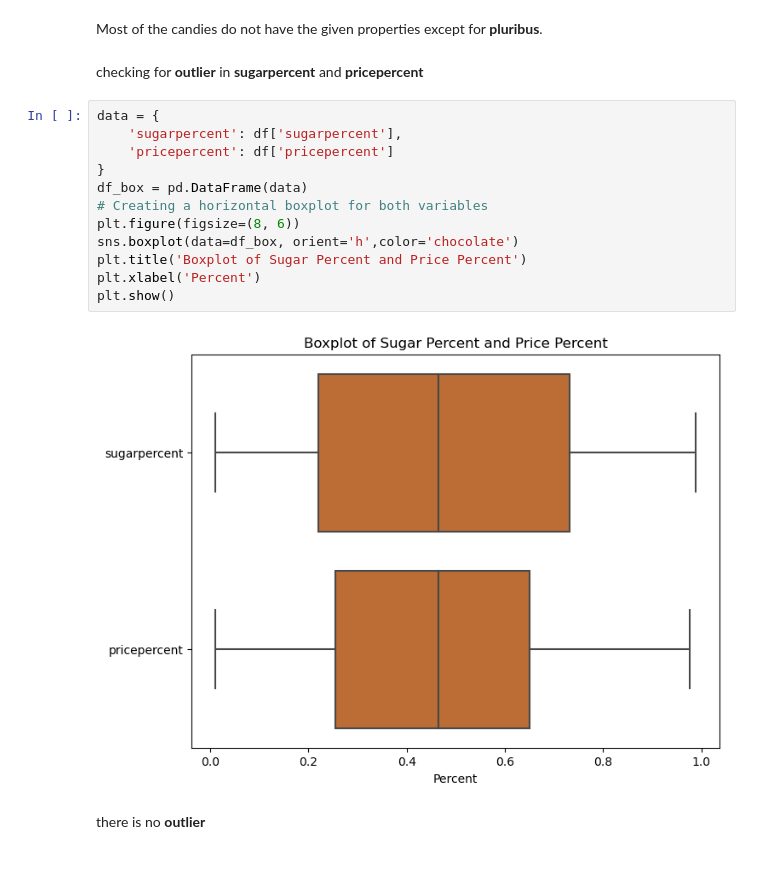
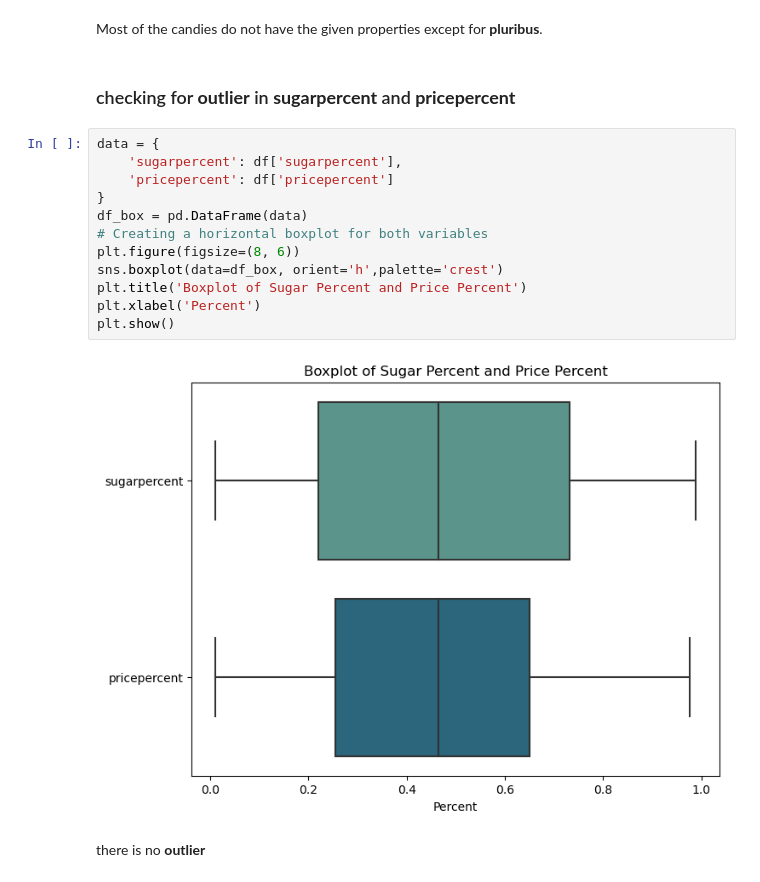
Before and after one commit to Jrana1/Candy-Ranking-Analysis, a Jupyter notebook: Lidl-Analytics-Case-Study.ipynb, the cells around one changed output. Drawn from its saved outputs; the diff is of its cells as text.

```diff
--- a/Lidl-Analytics-Case-Study.ipynb
+++ b/Lidl-Analytics-Case-Study.ipynb
@@ -133,21 +135,21 @@ df[[col for col in cols if col not in ['sugarpercent','pricepercent','winpercent
 # %% [markdown]
 Most of the candies do not have the given properties except for **pluribus**.
 # %% [markdown]
-checking for **outlier** in **sugarpercent** and **pricepercent**
+### checking for **outlier** in **sugarpercent** and **pricepercent**
 # %%
 data = {
     'sugarpercent': df['sugarpercent'],
     'pricepercent': df['pricepercent']
 }
 df_box = pd.DataFrame(data)
 # Creating a horizontal boxplot for both variables
 plt.figure(figsize=(8, 6))
-sns.boxplot(data=df_box, orient='h',color='chocolate')
+sns.boxplot(data=df_box, orient='h',palette='crest')
 plt.title('Boxplot of Sugar Percent and Price Percent')
 plt.xlabel('Percent')
 plt.show()
 # %% [output]
-[figure, old version]
+[figure, new version]
 # %% [markdown]
 there is no **outlier**
 # %% [markdown]
```
Also changed, not shown: parts of 104 cells of this notebook.
